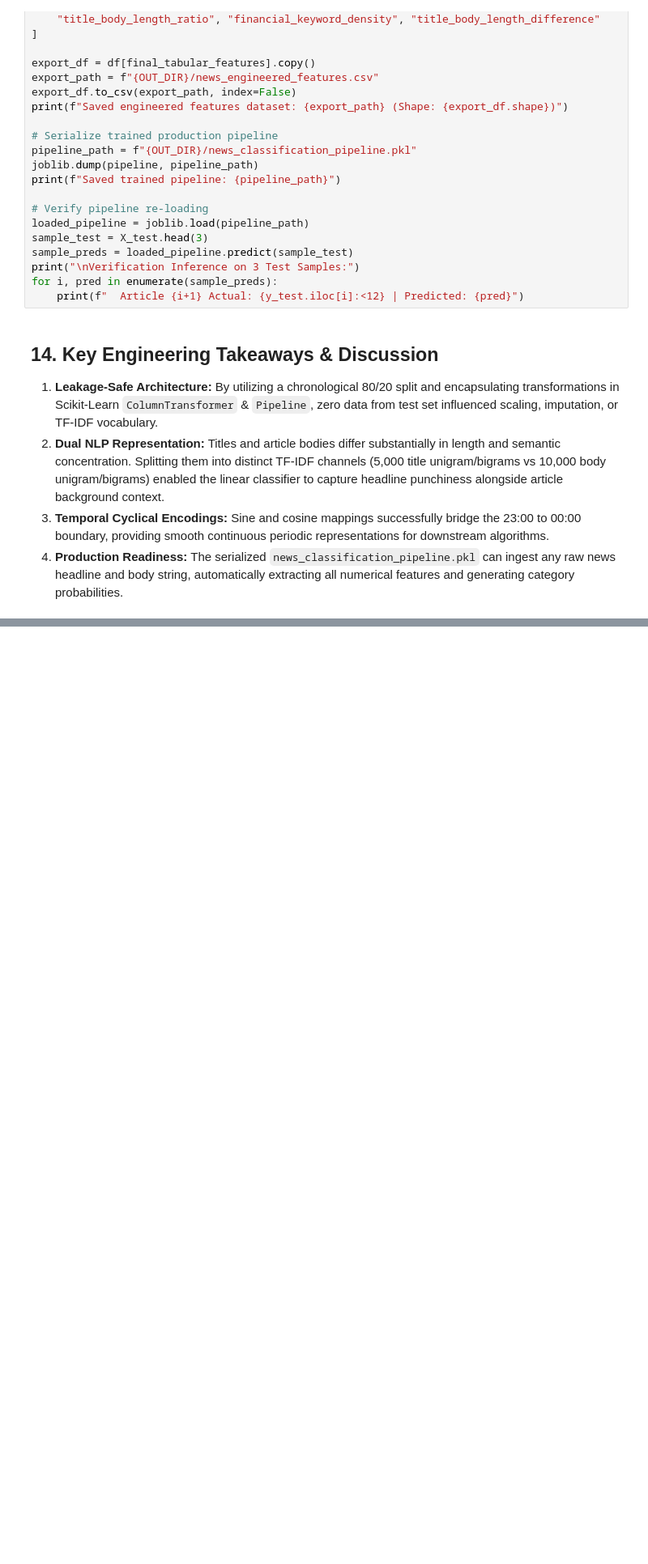
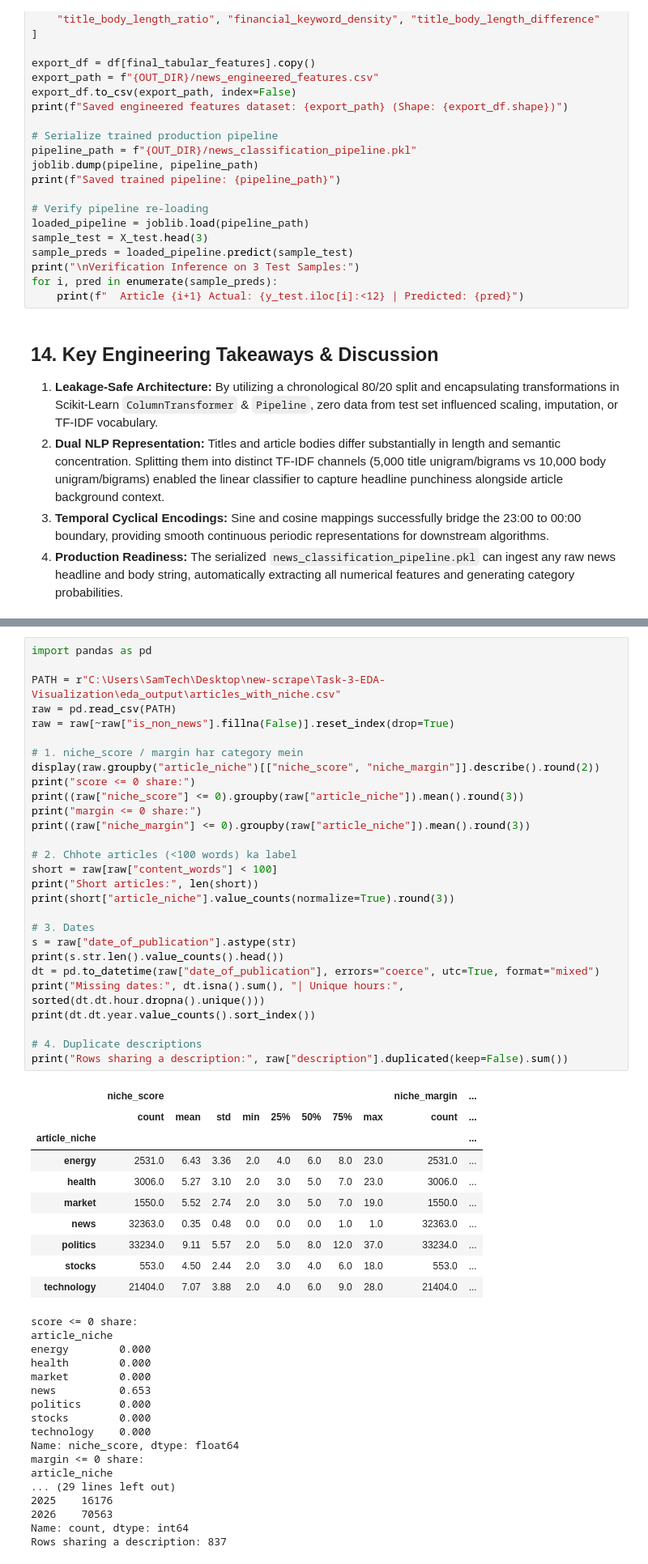
Before and after one commit to shoaibmhr/Pre2-Shoaib-Nawaz, a Jupyter notebook: Task-4-Feature-Engineering/feature_engineering.ipynb, the cells around one changed output, grey strips where cells are left out. Shown at 81% size. Drawn from its saved outputs; the diff is of its cells as text; blank space fills up the shorter version.

```diff
--- a/Task-4-Feature-Engineering/feature_engineering.ipynb
+++ b/Task-4-Feature-Engineering/feature_engineering.ipynb
@@ -622,0 +759,56 @@ for i, pred in enumerate(sample_preds):
+# %%
+import pandas as pd
+
+PATH = r"C:\Users\SamTech\Desktop\new-scrape\Task-3-EDA-Visualization\eda_output\articles_with_niche.csv"
+raw = pd.read_csv(PATH)
+raw = raw[~raw["is_non_news"].fillna(False)].reset_index(drop=True)
+
+# 1. niche_score / margin har category mein
+display(raw.groupby("article_niche")[["niche_score", "niche_margin"]].describe().round(2))
+print("score <= 0 share:")
+print((raw["niche_score"] <= 0).groupby(raw["article_niche"]).mean().round(3))
+print("margin <= 0 share:")
+print((raw["niche_margin"] <= 0).groupby(raw["article_niche"]).mean().round(3))
+
+# 2. Chhote articles (<100 words) ka label
+short = raw[raw["content_words"] < 100]
+print("Short articles:", len(short))
+print(short["article_niche"].value_counts(normalize=True).round(3))
+
+# 3. Dates
+s = raw["date_of_publication"].astype(str)
+print(s.str.len().value_counts().head())
+dt = pd.to_datetime(raw["date_of_publication"], errors="coerce", utc=True, format="mixed")
+print("Missing dates:", dt.isna().sum(), "| Unique hours:", sorted(dt.dt.hour.dropna().unique()))
+print(dt.dt.year.value_counts().sort_index())
+
+# 4. Duplicate descriptions
+print("Rows sharing a description:", raw["description"].duplicated(keep=False).sum())
+# %% [output]
+|  | niche_score |  |  |  |  |  |  |  | niche_margin | ... |
+|  | count | mean | std | min | 25% | 50% | 75% | max | count | ... |
+| article_niche |  |  |  |  |  |  |  |  |  | ... |
+| energy | 2531.0 | 6.43 | 3.36 | 2.0 | 4.0 | 6.0 | 8.0 | 23.0 | 2531.0 | ... |
+| health | 3006.0 | 5.27 | 3.10 | 2.0 | 3.0 | 5.0 | 7.0 | 23.0 | 3006.0 | ... |
+| market | 1550.0 | 5.52 | 2.74 | 2.0 | 3.0 | 5.0 | 7.0 | 19.0 | 1550.0 | ... |
+| news | 32363.0 | 0.35 | 0.48 | 0.0 | 0.0 | 0.0 | 1.0 | 1.0 | 32363.0 | ... |
+| politics | 33234.0 | 9.11 | 5.57 | 2.0 | 5.0 | 8.0 | 12.0 | 37.0 | 33234.0 | ... |
+| stocks | 553.0 | 4.50 | 2.44 | 2.0 | 3.0 | 4.0 | 6.0 | 18.0 | 553.0 | ... |
+| technology | 21404.0 | 7.07 | 3.88 | 2.0 | 4.0 | 6.0 | 9.0 | 28.0 | 21404.0 | ... |
+score <= 0 share:
+article_niche
+energy        0.000
+health        0.000
+market        0.000
+news          0.653
+politics      0.000
+stocks        0.000
+technology    0.000
+Name: niche_score, dtype: float64
+margin <= 0 share:
+article_niche
+... (29 lines left out)
+2025    16176
+2026    70563
+Name: count, dtype: int64
+Rows sharing a description: 837
```
Also changed, not shown: parts of 45 cells of this notebook, 20 other files.
